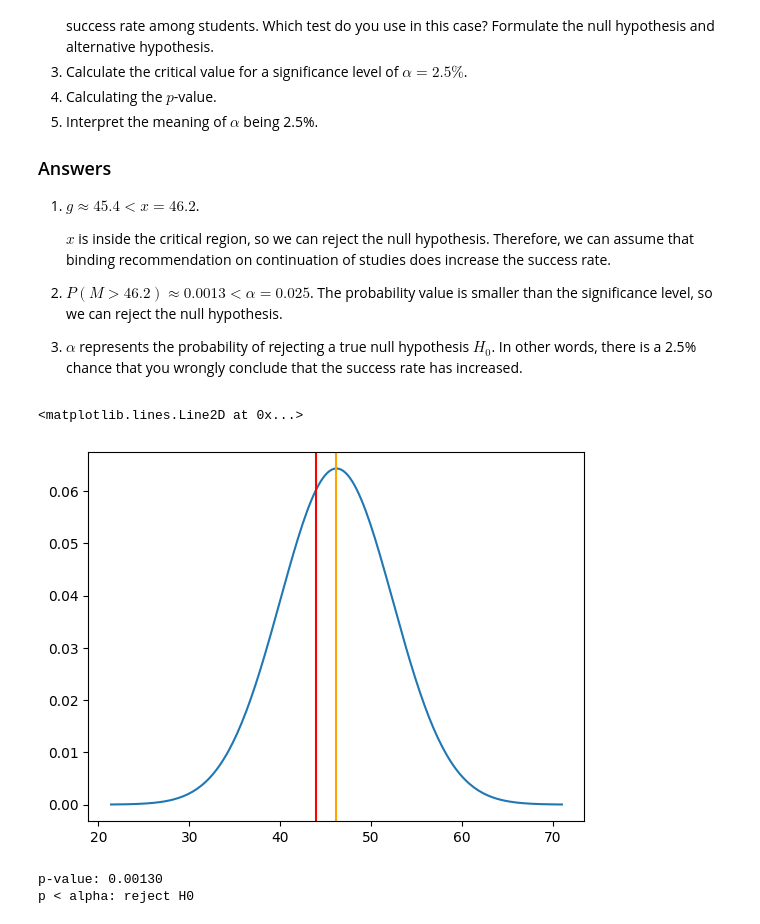
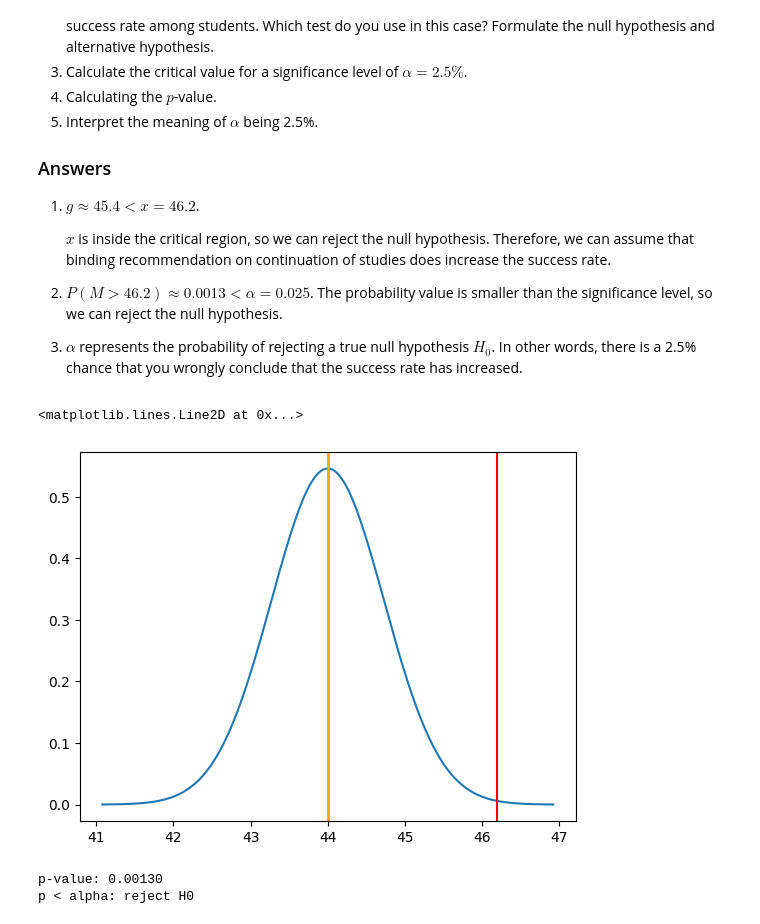
Before and after one commit to Vincent-Gielen/dsai-ex, a Jupyter notebook: 3-central-limit-testing/lab-3.04-hypothesis-testing.ipynb, the cells around one changed output. Saved outputs shown, nothing was run; the diff lists cells and outputs as text; code cells hidden in the pictures.

```diff
--- a/3-central-limit-testing/lab-3.04-hypothesis-testing.ipynb
+++ b/3-central-limit-testing/lab-3.04-hypothesis-testing.ipynb
@@ -307,23 +307,26 @@ m = 44
 s = 6.2
 n = 72
 m_sample = 46.2
+s_sample = s/np.sqrt(n)
+alpha = 0.05
-# %%
-
-dist_x = np.linspace(m_sample - 4 * s, m_sample + 4 * s, num=201)
-# Y-values for drawing the Gauss curve
-dist_y = stats.norm.pdf(dist_x, m_sample, s)
-# Plot the Gauss-curve
-plt.plot(dist_x, dist_y)
-# # Fill the area left of x
-# plt.fill_between(dist_x, 0, dist_y, where=dist_x <= x, color='lightblue')
-# Show the mean with an orange line
-plt.axvline(m_sample, color="orange")
-plt.axvline(m, color="red")
-# Show x with a green line
-# plt.axvline(x, color="green")
-# %% [output]
-<matplotlib.lines.Line2D at 0x...>
-[figure, removed]
+# %%
+# Gauss-curve plot:
+# X-values
+dist_x = np.linspace(m - 4 * s_sample, m + 4 * s_sample, num=201)
+# Y-values for the Gauss curve
+dist_y = stats.norm.pdf(dist_x, m, s_sample)
+fig, dplot = plt.subplots(1, 1)
+# Plot the Gauss-curve
+dplot.plot(dist_x, dist_y)
+# Show the hypothetical population mean with an orange line
+dplot.axvline(m, color="orange", lw=2)
+# Show the sample mean with a red line
+dplot.axvline(m_sample, color="red")
+# Fill the acceptance area in light blue
+# dplot.fill_between(dist_x, 0, dist_y, where=dist_x <= g, color='lightblue')
+# %% [output]
+<matplotlib.lines.Line2D at 0x...>
+[figure, added]
 # %%
 print("2. De rechtszijdige z-test")
 print("H0: mu = 44")
```
